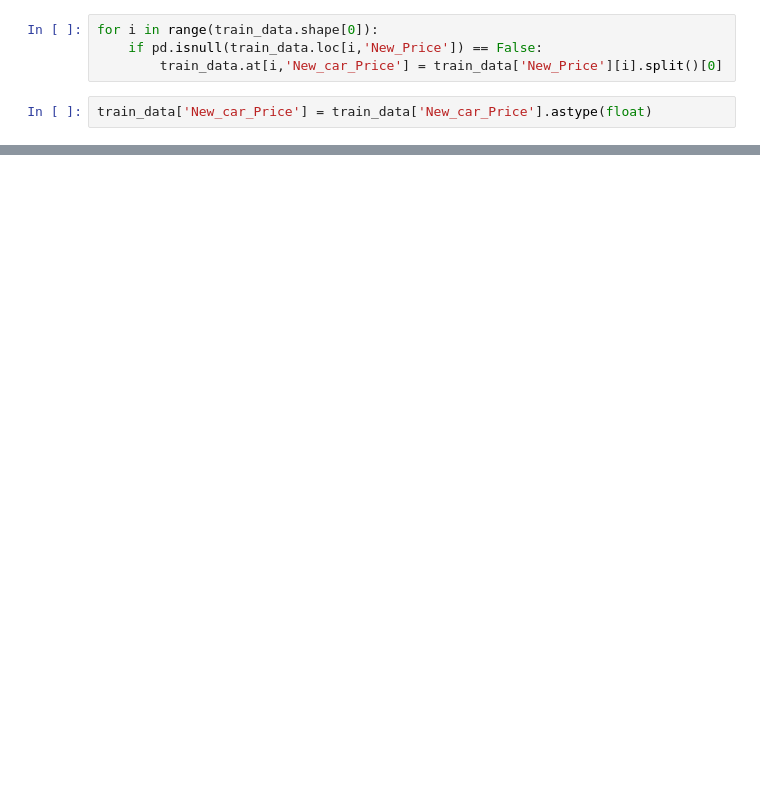
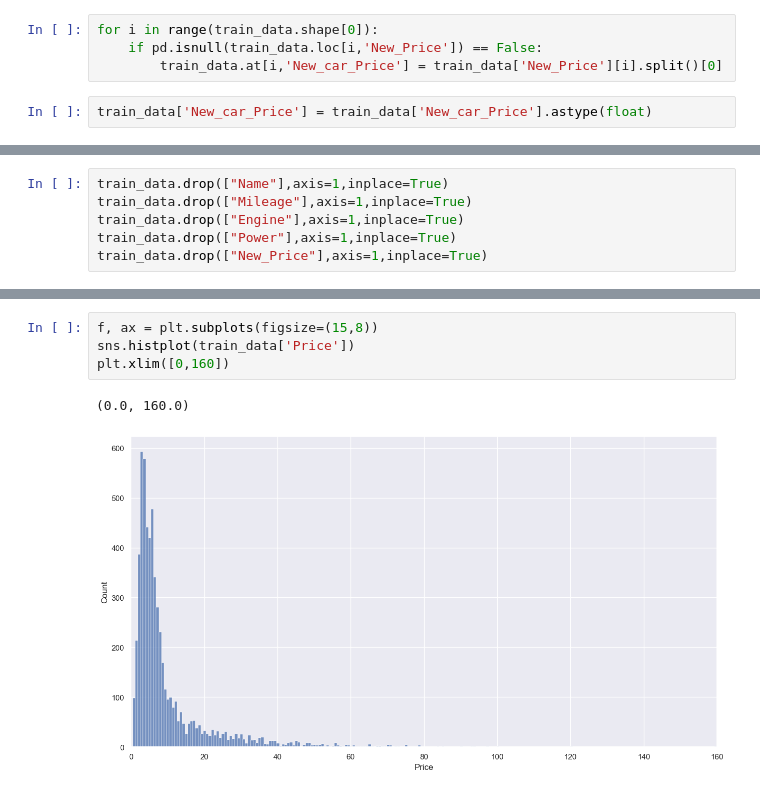
Before and after one commit to itssahilwhat/WorthWheels, a Jupyter notebook: main.ipynb, the cells around one changed output, grey strips where cells are left out. Cells and saved outputs as stored; diff of their text form; blank space fills up the shorter version.

```diff
--- a/main.ipynb
+++ b/main.ipynb
@@ -198,3 +198,9 @@ train_data.head()
 | 2 | Honda Jazz V | Chennai | 2011 | 46000 | Petrol | Manual | First | 18.2 kmpl | 1199 CC | ... |
 | 3 | Maruti Ertiga VDI | Chennai | 2012 | 87000 | Diesel | Manual | First | 20.77 kmpl | 1248 CC | ... |
 | 4 | Audi A4 New 2.0 TDI Multitronic | Coimbatore | 2013 | 40670 | Diesel | Automatic | Second | 15.2 kmpl | 1968 CC | ... |
+# %%
+train_data.drop(["Name"],axis=1,inplace=True)
+train_data.drop(["Mileage"],axis=1,inplace=True)
+train_data.drop(["Engine"],axis=1,inplace=True)
+train_data.drop(["Power"],axis=1,inplace=True)
+train_data.drop(["New_Price"],axis=1,inplace=True)
@@ -200,0 +253,7 @@ train_data.head()
+# %%
+f, ax = plt.subplots(figsize=(15,8))
+sns.histplot(train_data['Price'])
+plt.xlim([0,160])
+# %% [output]
+(0.0, 160.0)
+[figure, added]
```
Also changed, not shown: parts of 16 cells of this notebook.
